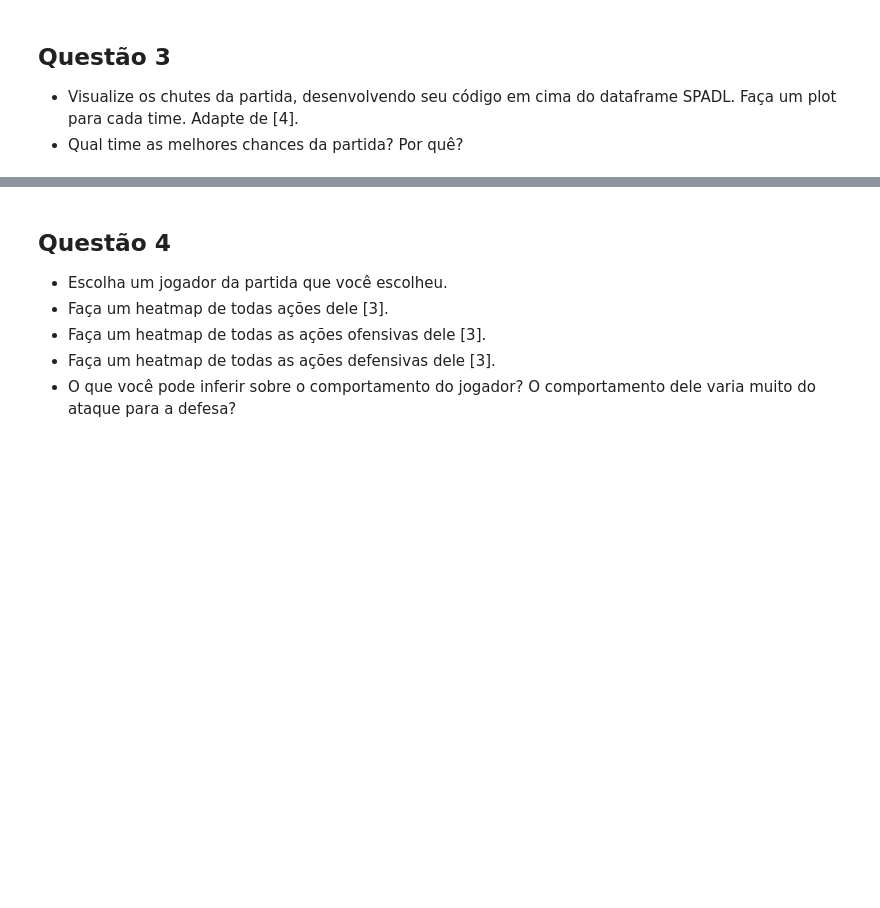
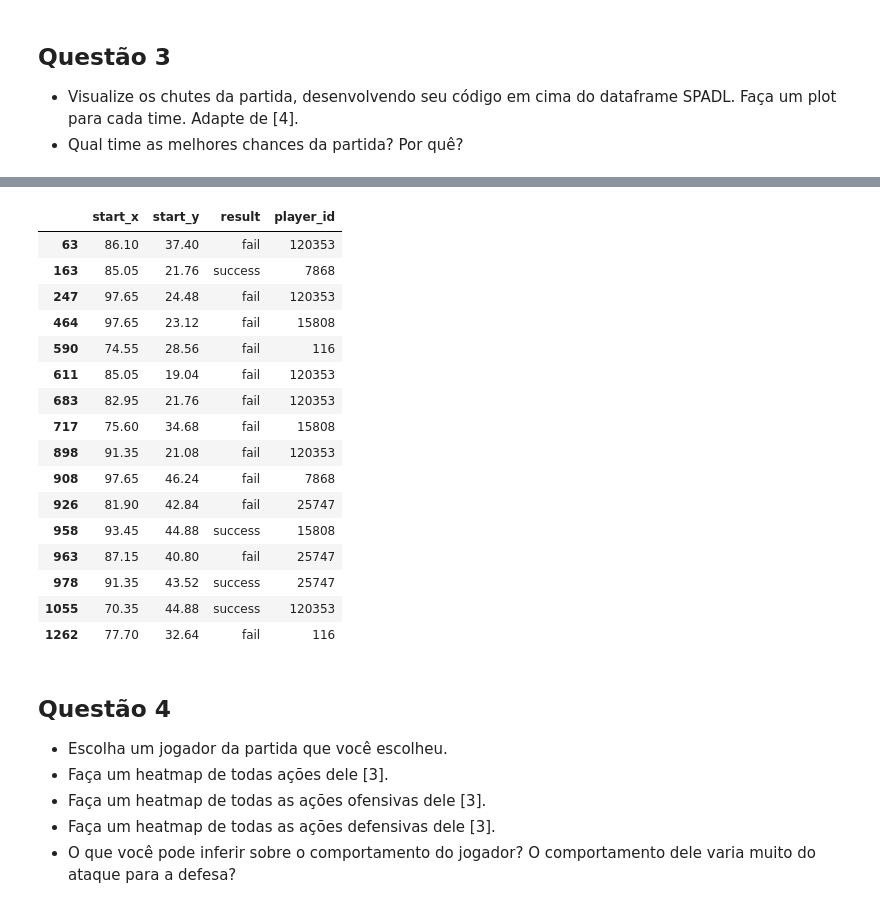
Before and after one commit to paduathiago/Data-Science-Applied-to-Soccer, a Jupyter notebook: Activities/ativ_3.ipynb, the cells around one changed output, grey strips where cells are left out. Saved outputs shown, nothing was run; the diff lists cells and outputs as text; code cells hidden in the pictures; blank space fills up the shorter version.

```diff
--- a/Activities/ativ_3.ipynb
+++ b/Activities/ativ_3.ipynb
@@ -180,3 +259,24 @@ matplotsoccer.actions(
+# %%
+df_liverpool = mask_liverpool.loc[:, ['start_x', 'start_y', 'result', "player_id"]]
+df_liverpool
+# %% [output]
+|  | start_x | start_y | result | player_id |
+| 63 | 86.10 | 37.40 | fail | 120353 |
+| 163 | 85.05 | 21.76 | success | 7868 |
+| 247 | 97.65 | 24.48 | fail | 120353 |
+| 464 | 97.65 | 23.12 | fail | 15808 |
+| 590 | 74.55 | 28.56 | fail | 116 |
+| 611 | 85.05 | 19.04 | fail | 120353 |
+| 683 | 82.95 | 21.76 | fail | 120353 |
+| 717 | 75.60 | 34.68 | fail | 15808 |
+| 898 | 91.35 | 21.08 | fail | 120353 |
+| 908 | 97.65 | 46.24 | fail | 7868 |
+| 926 | 81.90 | 42.84 | fail | 25747 |
+| 958 | 93.45 | 44.88 | success | 15808 |
+| 963 | 87.15 | 40.80 | fail | 25747 |
+| 978 | 91.35 | 43.52 | success | 25747 |
+| 1055 | 70.35 | 44.88 | success | 120353 |
+| 1262 | 77.70 | 32.64 | fail | 116 |
 # %% [markdown]
 ## Questão 4
 - Escolha um jogador da partida que você escolheu.
```
Also changed, not shown: parts of 8 cells of this notebook.
